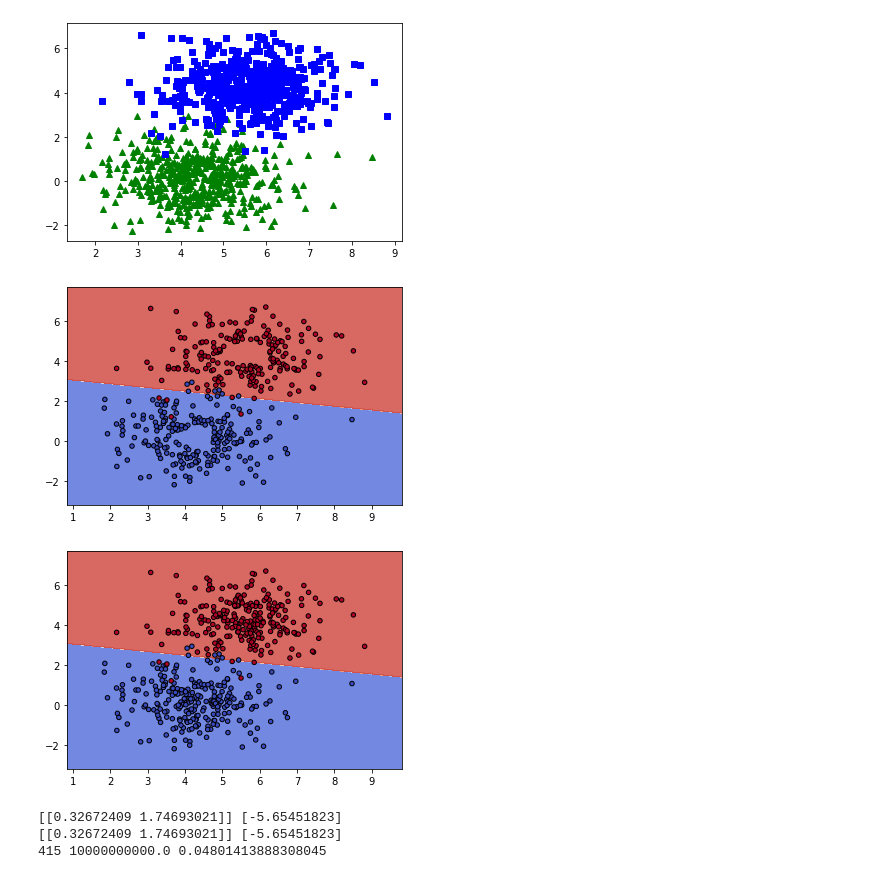
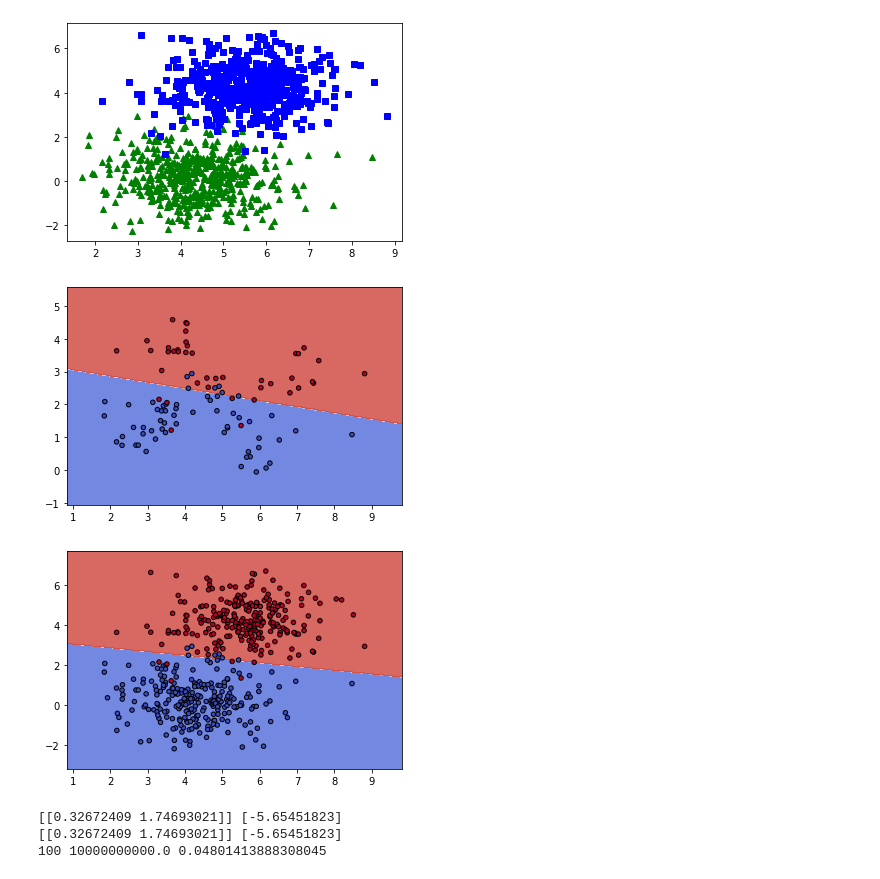
Before and after one commit to jonathanvevance/model_security, a Jupyter notebook: svm_proxy.ipynb, the cells around one changed output. Cells and saved outputs as stored; diff of their text form; code cells hidden in the pictures.

```diff
--- a/svm_proxy.ipynb
+++ b/svm_proxy.ipynb
@@ -213,17 +209,17 @@ X_u2, y_u2 = X[700:, :], y[700:]
 # X_u1, y_u1 = X[(X[:, 0] < 5.5) & (X[:, 0] > 4), :], y[(X[:, 0] < 5.5) & (X[:, 0] > 4)]
 # X_u2, y_u2 = X[X[:, 0] < 4, :], y[X[:, 0] < 4]
 # %%
-proxy = incremental_svm(0.5)
+proxy = incremental_svm(1)
 proxy.fit(X_init, y_init)
 
 X_a, y_a = X_init, y_init
 attacker = SVC(kernel = 'linear')
 attacker.fit(X_a, y_a)
 
 plot_decision_svm(proxy.X_retained, proxy.y_retained, proxy.clf)
 plot_decision_svm(X_a, y_a, attacker)
 # %% [output]
-[figure, old version]
+[figure, new version]
 [figure]
 # %%
 print(proxy.weights, proxy.bias)
@@ -232,7 +228,7 @@ print(proxy.X_retained.shape[0], proxy.min_dist_DB, proxy.min_pairwise_dist)
 # %% [output]
 [[0.32672409 1.74693021]] [-5.65451823]
 [[0.32672409 1.74693021]] [-5.65451823]
-415 10000000000.0 0.04801413888308045
+100 10000000000.0 0.04801413888308045
 # %%
 proxy.update(X_u1, y_u1)
 
```
Also changed, not shown: parts of 8 cells of this notebook.
